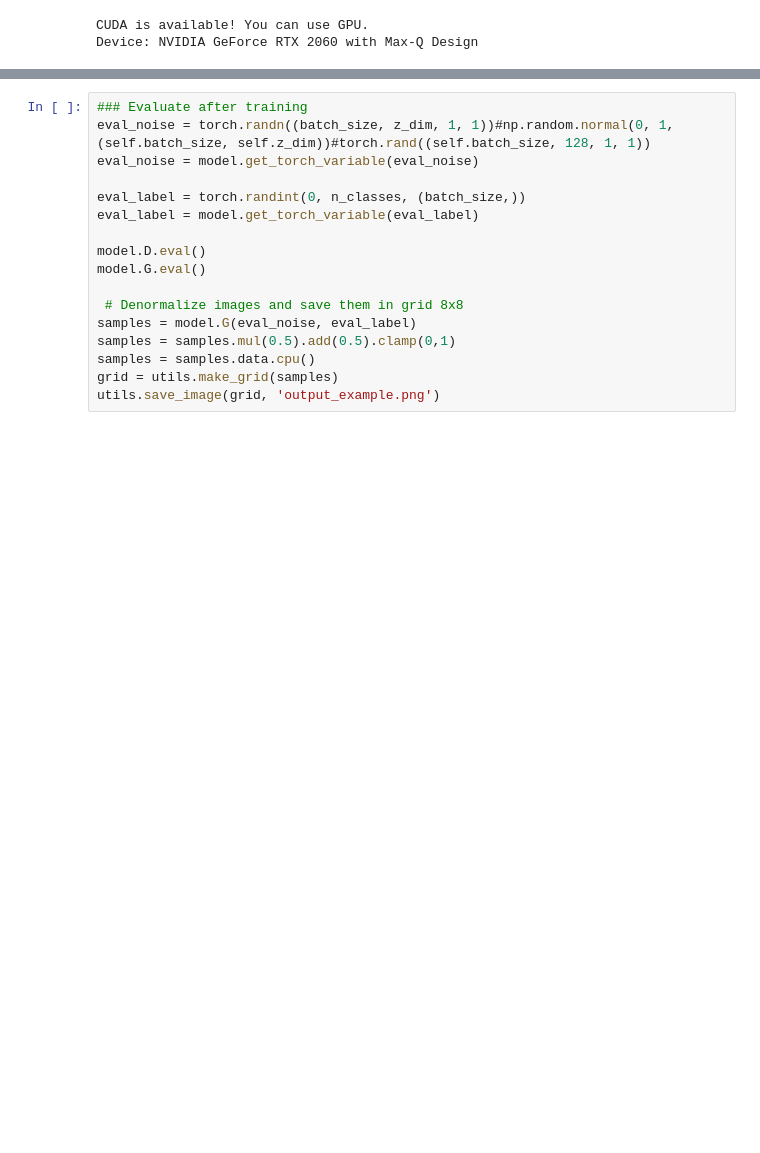
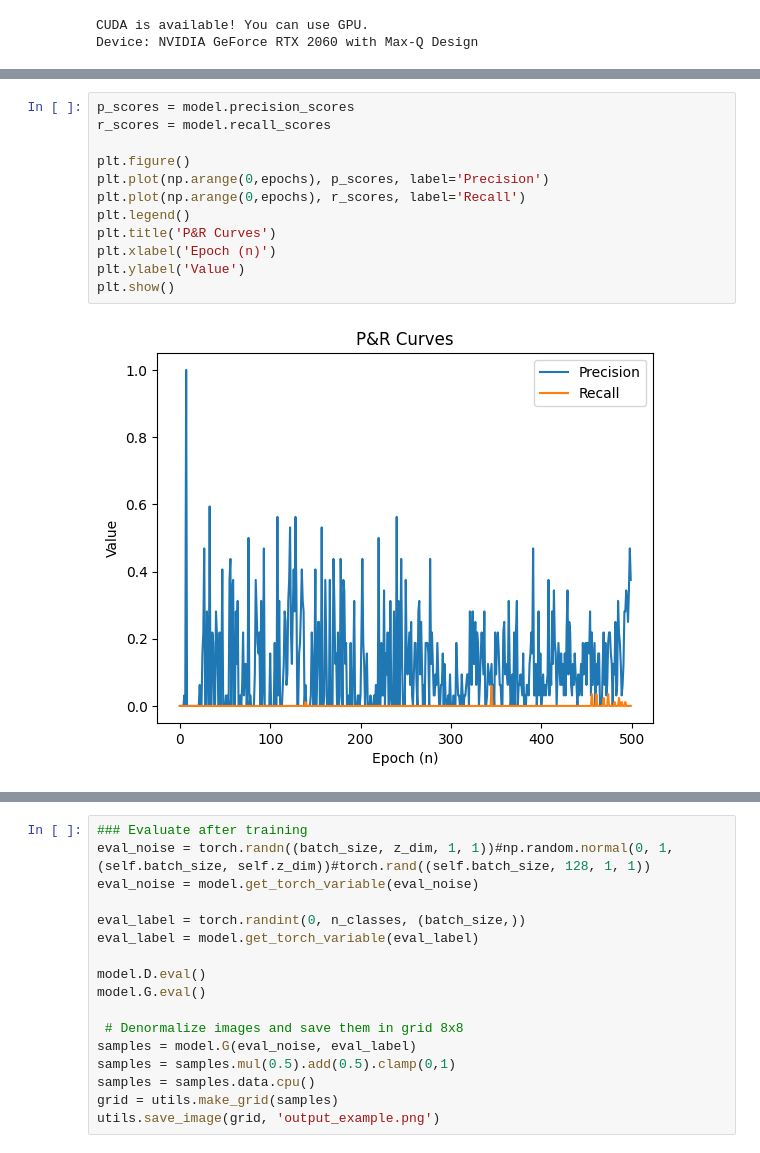
Before and after one commit to teaching-FEEC/dgm-2024.2, a Jupyter notebook: projetos/PRPD_GAN/notebooks/ACWGAN-PRPD.ipynb, the cells around one changed output, grey strips where cells are left out. Saved outputs shown, nothing was run; the diff lists cells and outputs as text; blank space fills up the shorter version.

```diff
--- a/projetos/PRPD_GAN/notebooks/ACWGAN-PRPD.ipynb
+++ b/projetos/PRPD_GAN/notebooks/ACWGAN-PRPD.ipynb
@@ -574,0 +749,14 @@ Models save to ./PRPD_generator.pkl & ./PRPD_discriminator.pkl
+# %%
+p_scores = model.precision_scores
+r_scores = model.recall_scores
+
+plt.figure()
+plt.plot(np.arange(0,epochs), p_scores, label='Precision')
+plt.plot(np.arange(0,epochs), r_scores, label='Recall')
+plt.legend()
+plt.title('P&R Curves')
+plt.xlabel('Epoch (n)')
+plt.ylabel('Value')
+plt.show()
+# %% [output]
+[figure, added]
```
Also changed, not shown: parts of 23 cells of this notebook.
